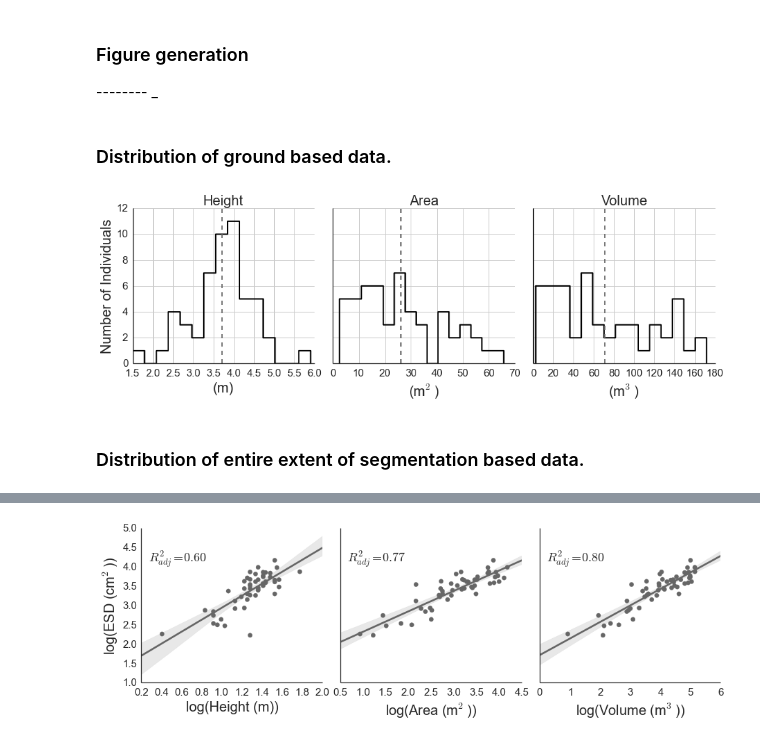
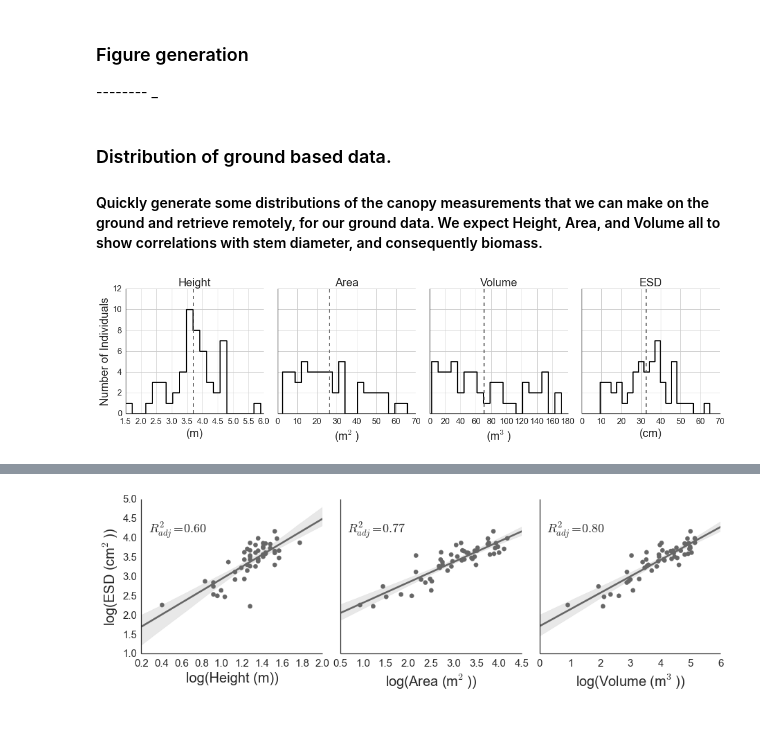
Before and after one commit to djkrofch/edulis, a Jupyter notebook: iPython_Notebooks/JSAV_Allometry.ipynb, the cells around one changed output, grey strips where cells are left out. Drawn from its saved outputs; the diff is of its cells as text; code cells hidden in the pictures.

```diff
--- a/iPython_Notebooks/JSAV_Allometry.ipynb
+++ b/iPython_Notebooks/JSAV_Allometry.ipynb
@@ -73,38 +87,38 @@ latplot = pd.read_csv(dataDir + 'KoppenClassificationCentroids.csv')
-# %% [markdown]
-<h3>
-Distribution of ground based data.
-</h3>
+# %% [markdown]
+<h3>
+Distribution of ground based data.
+</h3>
+<h4>
+Quickly generate some distributions of the canopy measurements that we  can make on the ground and retrieve remotely, for our ground data. We expect Height, Area, and Volume all to show correlations with stem diameter, and consequently biomass.
+</h4>
 # %%
 #Quick distribution of ground data
 
-toPlot = ['HEIGHT','AREA','VOLUME']
-toName = ['Height','Area','Volume']
-varUnits = ['(m)', '(m$^2$)', '(m$^3$)']
+toPlot = ['HEIGHT','AREA','VOLUME','ESD']
+toName = ['Height','Area','Volume','ESD']
+varUnits = ['(m)', '(m$^2$)', '(m$^3$)','(cm)']
 
 
-fig, (ax1, ax2, ax3) = plt.subplots(1,3, sharey = True, figsize = (15,4))
+fig, (ax1, ax2, ax3, ax4) = plt.subplots(1,4, sharey = True, figsize = (19,4))
 subplots_adjust(wspace = .1)
 axs = fig.axes
 idx = 0
 sns.despine()
 sns.set_style("white")
 
 for var in toPlot:
     ax = axs[idx]
-    groundData[var].plot(ax = ax, kind = 'hist', bins = 15, histtype='step', color = 'k', linewidth = 2)
+    groundData[var].plot(ax = ax, kind = 'hist', bins = 20, histtype='step', color = 'k', linewidth = 2)
     ax.set_title (toName[idx])
     ax.set_xlabel(varUnits[idx])
     ax.set_ylabel('')
     ax.set_ylim([0,12])
     ax.vlines(x = mean(groundData[var].dropna()), ymin = 0, ymax = 12,
               color = '#666666', linestyle = '--')
 
     if idx == 0:
         ax.set_ylabel('Number of Individuals')
     idx = idx + 1
+    savefig('distro.tif')
 # %% [output]
-[figure, old version]
+[figure, new version]
-# %% [markdown]
-<h3>
-Distribution of entire extent of segmentation based data.
-</h3>
```
Also changed, not shown: parts of 13 cells of this notebook, 18 other files.
